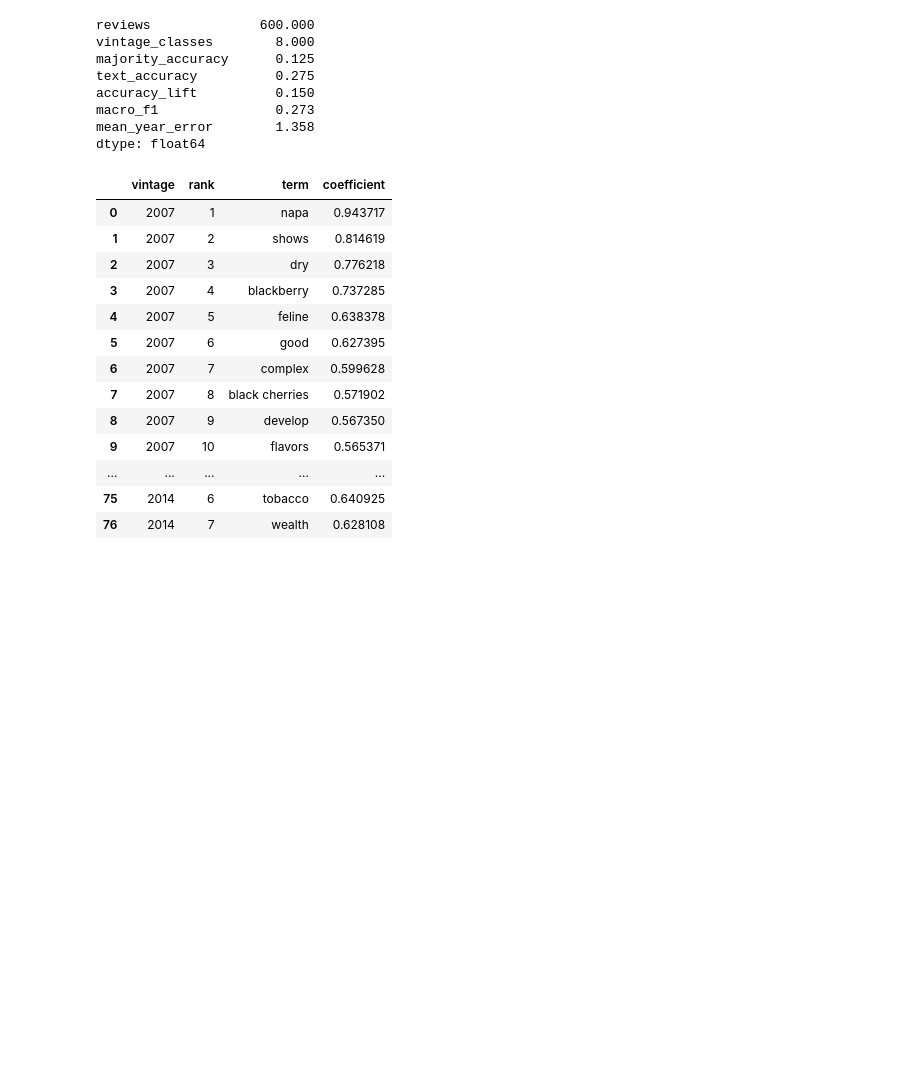
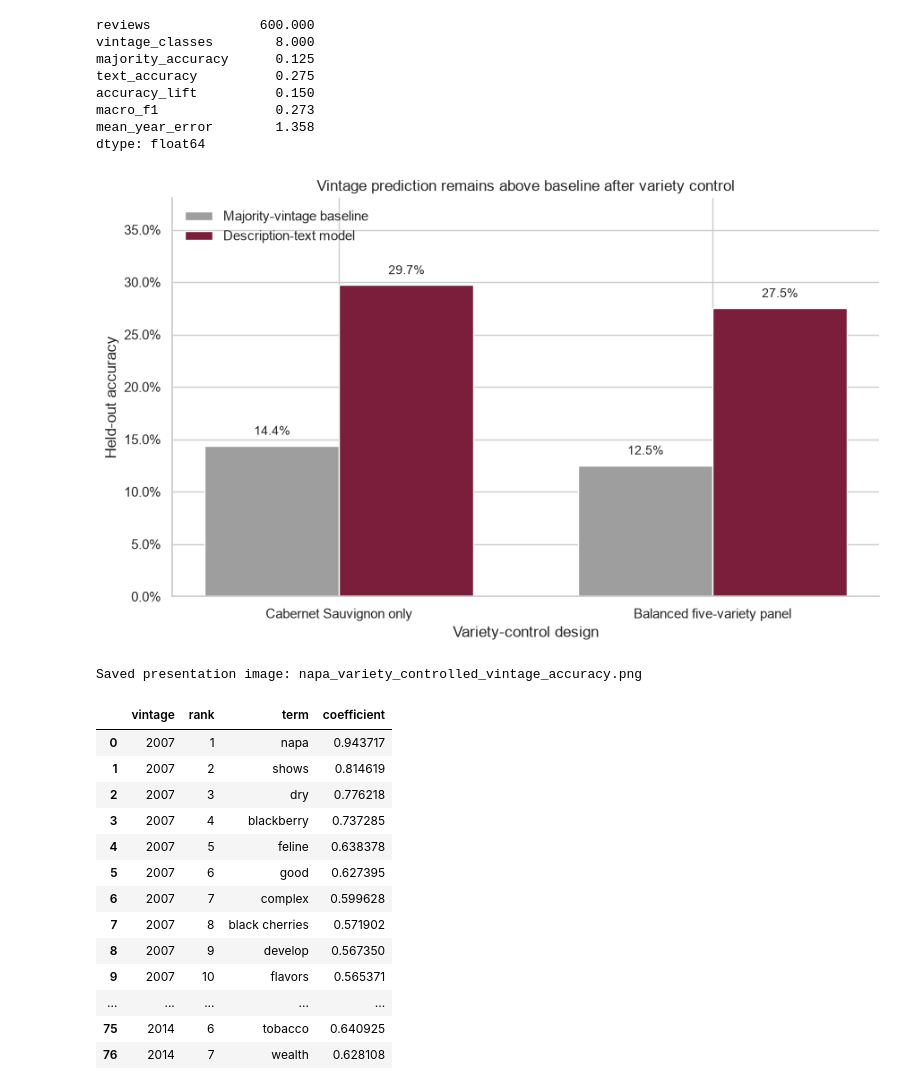
Before and after one commit to dylanhernandez1/DATA4401_Project3, a Jupyter notebook: Vintage_Text_Analysis.ipynb, the cells around one changed output. Saved outputs shown, nothing was run; the diff lists cells and outputs as text; code cells hidden in the pictures; blank space fills up the shorter version.

Commit message:
Added new results

```diff
--- a/Vintage_Text_Analysis.ipynb
+++ b/Vintage_Text_Analysis.ipynb
@@ -1216,6 +1216,58 @@ accuracy_lift          0.150
 macro_f1               0.273
 mean_year_error        1.358
 dtype: float64
+# %%
+# Presentation visual: description-based vintage accuracy compared with each model's baseline.
+# Both evaluations use the same fixed 80/20 held-out split within their stated sample.
+from matplotlib.ticker import PercentFormatter
+
+controlled_accuracy = pd.DataFrame({
+    "analysis": ["Cabernet Sauvignon only", "Balanced five-variety panel"],
+    "majority_baseline": [
+        cabernet_results["majority_accuracy"],
+        panel_results["majority_accuracy"],
+    ],
+    "description_model": [
+        cabernet_results["accuracy"],
+        panel_results["accuracy"],
+    ],
+})
+
+x = np.arange(len(controlled_accuracy))
+width = 0.36
+fig, ax = plt.subplots(figsize=(9, 5.5))
+baseline_bars = ax.bar(
+    x - width / 2, controlled_accuracy["majority_baseline"], width,
+    label="Majority-vintage baseline", color="#9e9e9e",
+)
+model_bars = ax.bar(
+    x + width / 2, controlled_accuracy["description_model"], width,
+    label="Description-text model", color="#7b1e3b",
+)
+
+for bars in [baseline_bars, model_bars]:
+    for bar in bars:
+        ax.text(
+            bar.get_x() + bar.get_width() / 2, bar.get_height() + 0.008,
+            f"{bar.get_height():.1%}", ha="center", va="bottom", fontsize=10,
+        )
+
+ax.set(
+    title="Vintage prediction remains above baseline after variety control",
+    xlabel="Variety-control design", ylabel="Held-out accuracy",
+    ylim=(0, 0.38),
+)
+ax.set_xticks(x, controlled_accuracy["analysis"])
+ax.yaxis.set_major_formatter(PercentFormatter(1))
+ax.legend(frameon=False, loc="upper left")
+sns.despine()
+plt.tight_layout()
+fig.savefig("napa_variety_controlled_vintage_accuracy.png", dpi=300, bbox_inches="tight")
+plt.show()
+print("Saved presentation image: napa_variety_controlled_vintage_accuracy.png")
+# %% [output]
+[figure, added]
+Saved presentation image: napa_variety_controlled_vintage_accuracy.png
 # %%
 # These associations come from the balanced panel, so they cannot be due to a changing
 # *share* of the five included varieties across vintages.
```
Also changed, not shown: parts of 5 cells of this notebook.
